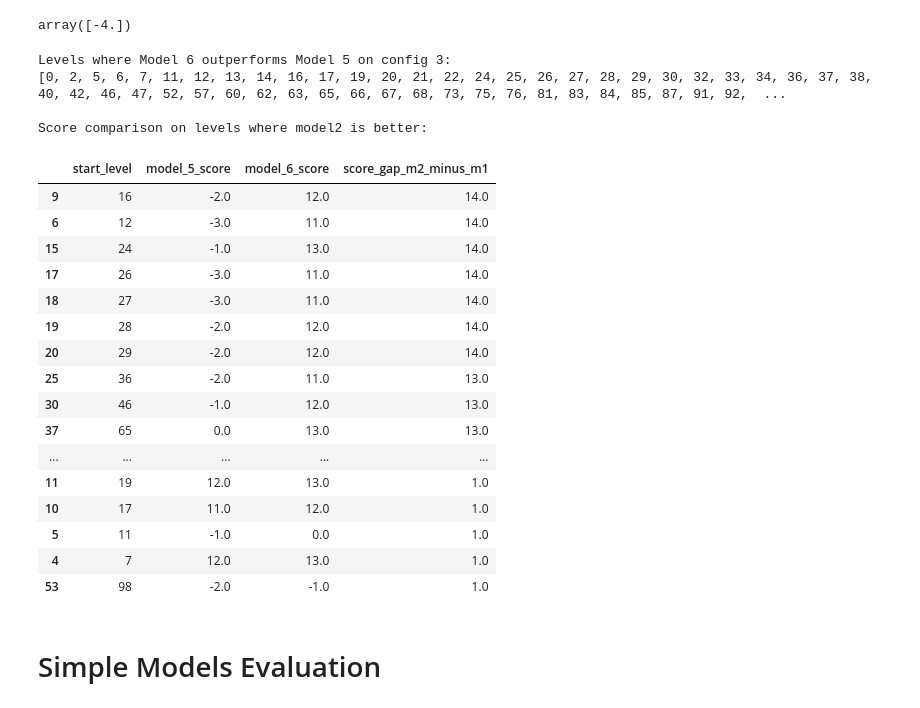
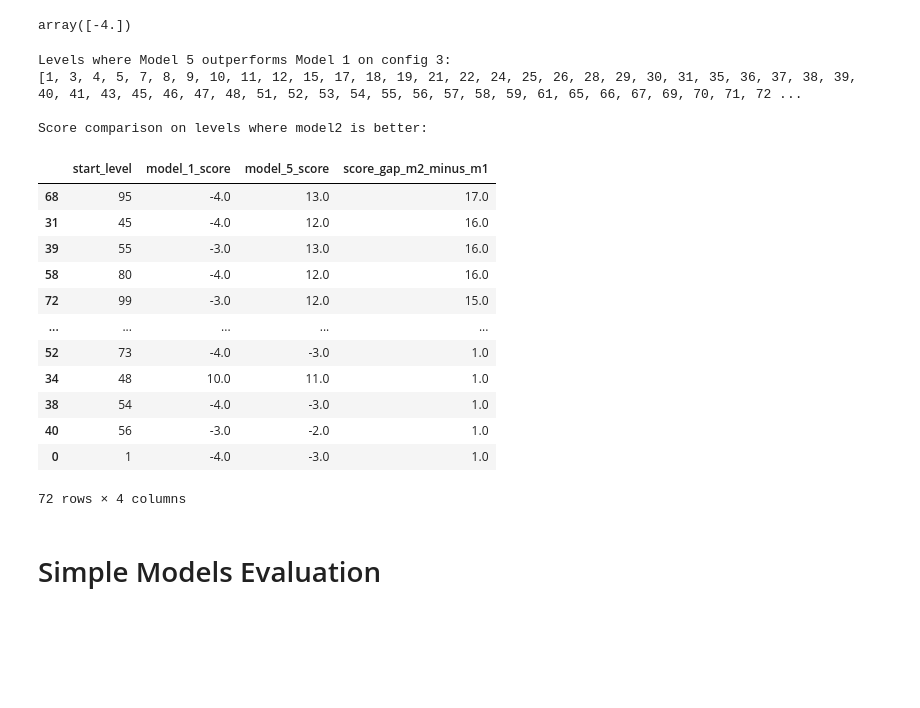
Before and after one commit to matansol/dpu_fruitbot, a Jupyter notebook: evaluate_agents.ipynb, the cells around one changed output. Saved outputs shown, nothing was run; the diff lists cells and outputs as text; code cells hidden in the pictures; blank space fills up the shorter version.

```diff
--- a/evaluate_agents.ipynb
+++ b/evaluate_agents.ipynb
@@ -1418,55 +1374,51 @@ array([-4.])
 # %%
 # levels where model2 score > model1 score, and show both models' scores
 df = pd.read_csv('results/simple_eval100.csv')
 config = 3
-model1 = 5
-model2 = 6
+model1 = 1
+model2 = 5
 
 df_config = df[df['config_index'] == config]
 m1_df = df_config[df_config['model_index'] == model1].set_index('start_level')
 m2_df = df_config[df_config['model_index'] == model2].set_index('start_level')
 
 common_levels = m1_df.index.intersection(m2_df.index)
 diff = m1_df.loc[common_levels, 'total_reward'] - m2_df.loc[common_levels, 'total_reward']
 levels_model2_better = diff[diff < 0].index.tolist()
 
 print(f"Levels where Model {model2} outperforms Model {model1} on config {config}:")
 print(levels_model2_better)
 
 if levels_model2_better:
     comparison = pd.DataFrame({
         'start_level': levels_model2_better,
         f'model_{model1}_score': m1_df.loc[levels_model2_better, 'total_reward'].values,
         f'model_{model2}_score': m2_df.loc[levels_model2_better, 'total_reward'].values,
     })
     comparison['score_gap_m2_minus_m1'] = comparison[f'model_{model2}_score'] - comparison[f'model_{model1}_score']
     comparison = comparison.sort_values('score_gap_m2_minus_m1', ascending=False)
     print("\nScore comparison on levels where model2 is better:")
-    display(comparison[comparison['score_gap_m2_minus_m1'] < 15])
+    display(comparison[comparison['score_gap_m2_minus_m1'] < 20])
 else:
     print("No levels found where model2 outperforms model1 for this config.")
 # %% [output]
-Levels where Model 6 outperforms Model 5 on config 3:
-[0, 2, 5, 6, 7, 11, 12, 13, 14, 16, 17, 19, 20, 21, 22, 24, 25, 26, 27, 28, 29, 30, 32, 33, 34, 36, 37, 38, 40, 42, 46, 47, 52, 57, 60, 62, 63, 65, 66, 67, 68, 73, 75, 76, 81, 83, 84, 85, 87, 91, 92,  ...
+Levels where Model 5 outperforms Model 1 on config 3:
+[1, 3, 4, 5, 7, 8, 9, 10, 11, 12, 15, 17, 18, 19, 21, 22, 24, 25, 26, 28, 29, 30, 31, 35, 36, 37, 38, 39, 40, 41, 43, 45, 46, 47, 48, 51, 52, 53, 54, 55, 56, 57, 58, 59, 61, 65, 66, 67, 69, 70, 71, 72 ...
 
 Score comparison on levels where model2 is better:
-|  | start_level | model_5_score | model_6_score | score_gap_m2_minus_m1 |
-| 9 | 16 | -2.0 | 12.0 | 14.0 |
-| 6 | 12 | -3.0 | 11.0 | 14.0 |
-| 15 | 24 | -1.0 | 13.0 | 14.0 |
-| 17 | 26 | -3.0 | 11.0 | 14.0 |
-| 18 | 27 | -3.0 | 11.0 | 14.0 |
-| 19 | 28 | -2.0 | 12.0 | 14.0 |
-| 20 | 29 | -2.0 | 12.0 | 14.0 |
-| 25 | 36 | -2.0 | 11.0 | 13.0 |
-| 30 | 46 | -1.0 | 12.0 | 13.0 |
-| 37 | 65 | 0.0 | 13.0 | 13.0 |
+|  | start_level | model_1_score | model_5_score | score_gap_m2_minus_m1 |
+| 68 | 95 | -4.0 | 13.0 | 17.0 |
+| 31 | 45 | -4.0 | 12.0 | 16.0 |
+| 39 | 55 | -3.0 | 13.0 | 16.0 |
+| 58 | 80 | -4.0 | 12.0 | 16.0 |
+| 72 | 99 | -3.0 | 12.0 | 15.0 |
 | ... | ... | ... | ... | ... |
-| 11 | 19 | 12.0 | 13.0 | 1.0 |
-| 10 | 17 | 11.0 | 12.0 | 1.0 |
-| 5 | 11 | -1.0 | 0.0 | 1.0 |
-| 4 | 7 | 12.0 | 13.0 | 1.0 |
-| 53 | 98 | -2.0 | -1.0 | 1.0 |
+| 52 | 73 | -4.0 | -3.0 | 1.0 |
+| 34 | 48 | 10.0 | 11.0 | 1.0 |
+| 38 | 54 | -4.0 | -3.0 | 1.0 |
+| 40 | 56 | -3.0 | -2.0 | 1.0 |
+| 0 | 1 | -4.0 | -3.0 | 1.0 |
+72 rows × 4 columns
 # %% [markdown]
 # Simple Models Evaluation
 # %%
```
Also changed, not shown: parts of 4 cells of this notebook, 2 other files.
